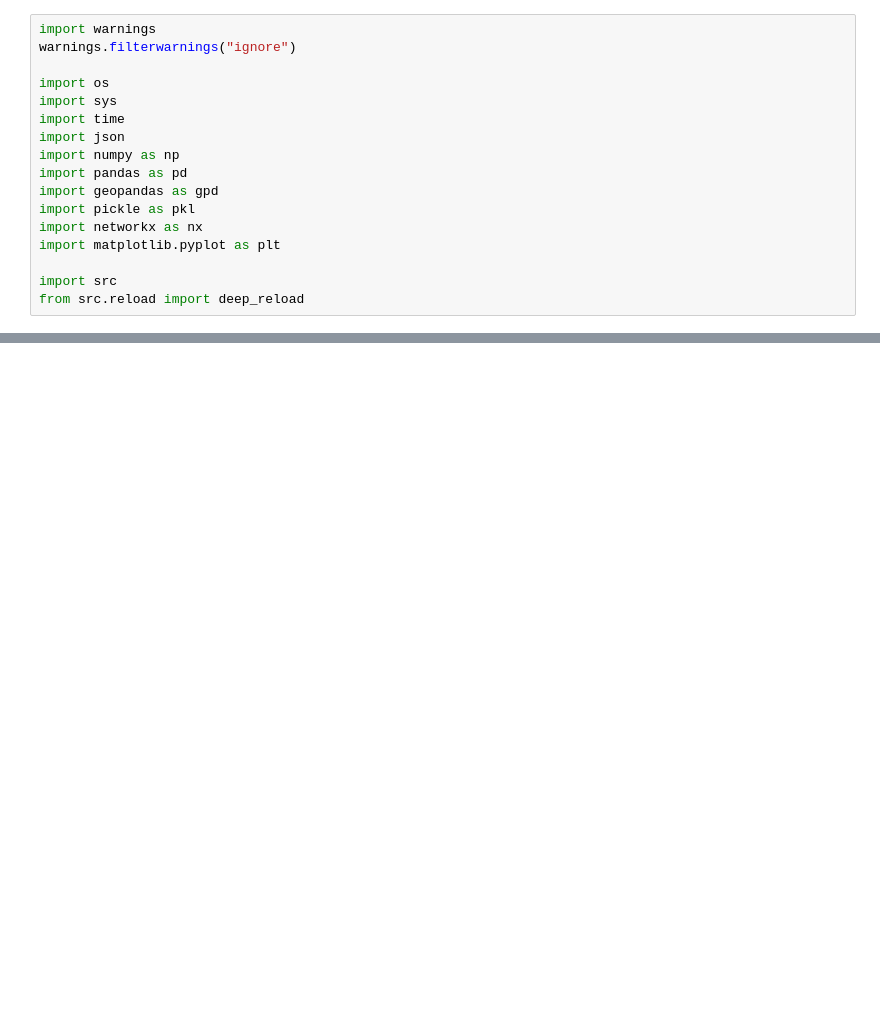
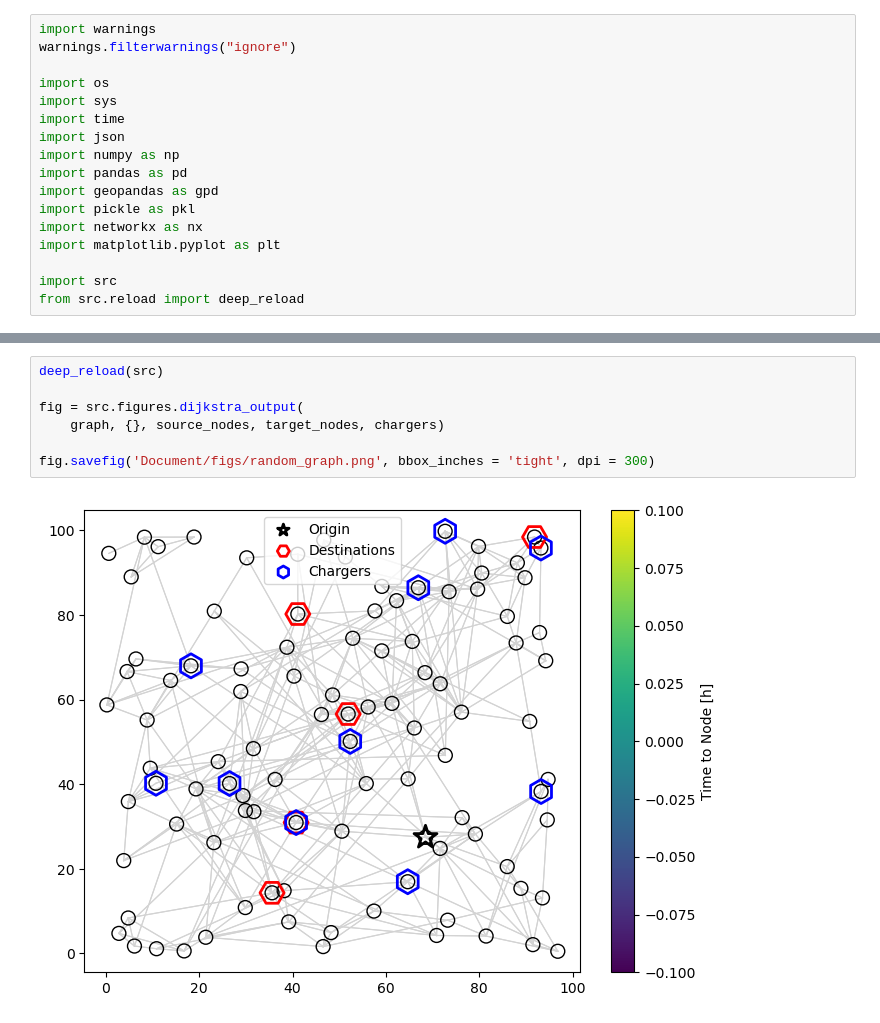
Before and after one commit to airabino/charger_network_analysis, a Jupyter notebook: Dijkstra_EV.ipynb, the cells around one changed output, grey strips where cells are left out. Cells and saved outputs as stored; diff of their text form; blank space fills up the shorter version.

```diff
--- a/Dijkstra_EV.ipynb
+++ b/Dijkstra_EV.ipynb
@@ -69,3 +72,12 @@ target_nodes = rng.choice(graph.nodes, n_targets, replace = False)
+# %%
+deep_reload(src)
+
+fig = src.figures.dijkstra_output(
+    graph, {}, source_nodes, target_nodes, chargers)
+
+fig.savefig('Document/figs/random_graph.png', bbox_inches = 'tight', dpi = 300)
+# %% [output]
+[figure, added]
 # %%
 deep_reload(src)
 
```
Also changed, not shown: parts of 11 cells of this notebook, 33 other files.
